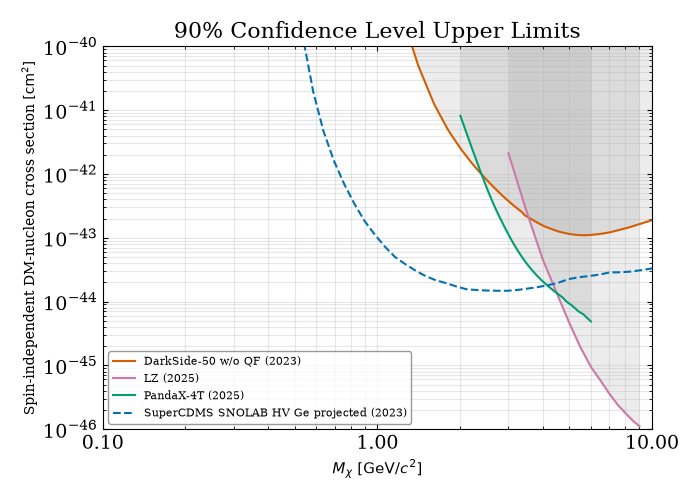
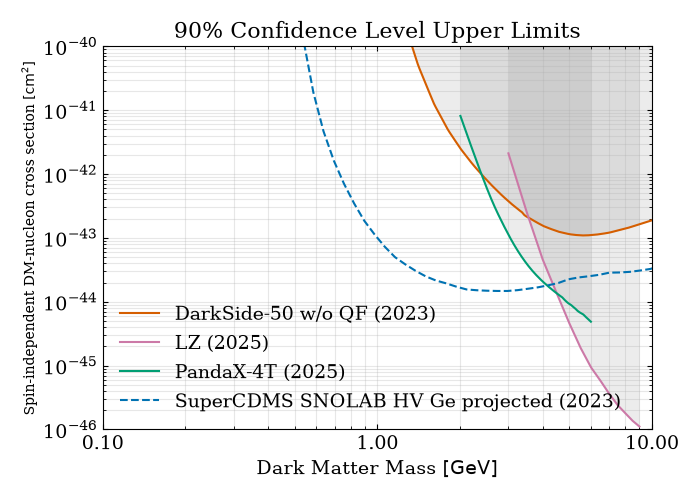
The change to this notebook cell's code, shown as a diff; its figure went from the first image to the second:
--- before
+++ after
@@ -58,9 +58,9 @@
 ax.xaxis.set_major_formatter(ticker.ScalarFormatter())
 ax.xaxis.set_minor_formatter(ticker.NullFormatter())
-ax.set_xlabel(r'$M_\chi\ [\mathrm{GeV}/c^2]$', fontsize=11)
+ax.set_xlabel(r'Dark Matter Mass $[\mathrm{GeV}]$')
 ax.set_ylabel(r'Spin-independent DM-nucleon cross section $[\mathrm{cm}^2]$', fontsize=10)
 
 ax.set_title(r'90$\%$ Confidence Level Upper Limits', fontsize=16)
-ax.legend(fontsize=8, frameon=True, edgecolor='gray')
+ax.legend(frameon=False)
 ax.grid(True, which='both', alpha=0.3)
 plt.tight_layout()

Commit: minor updates